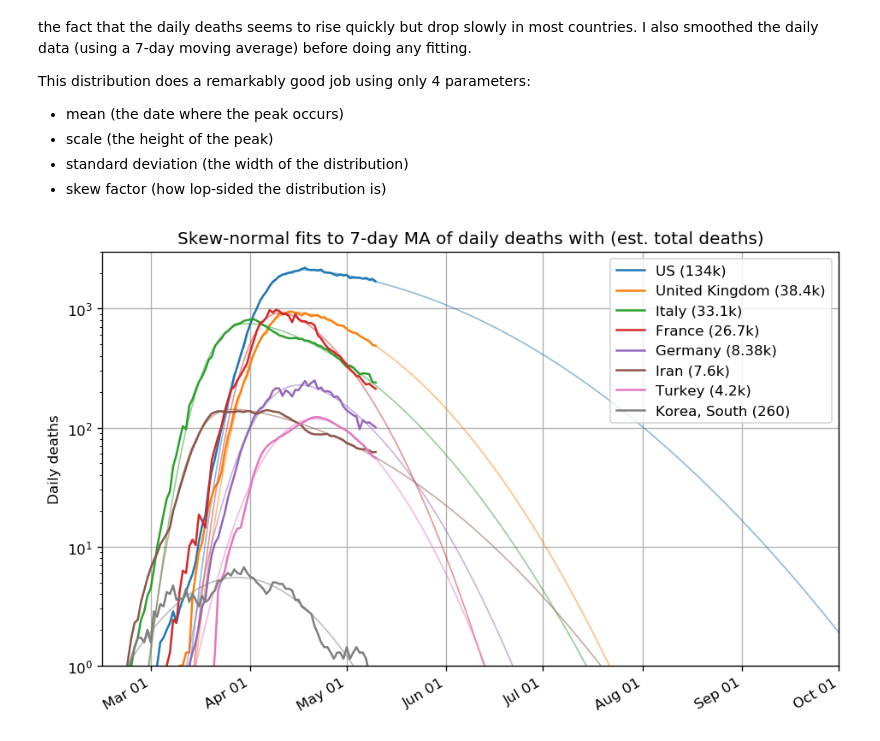
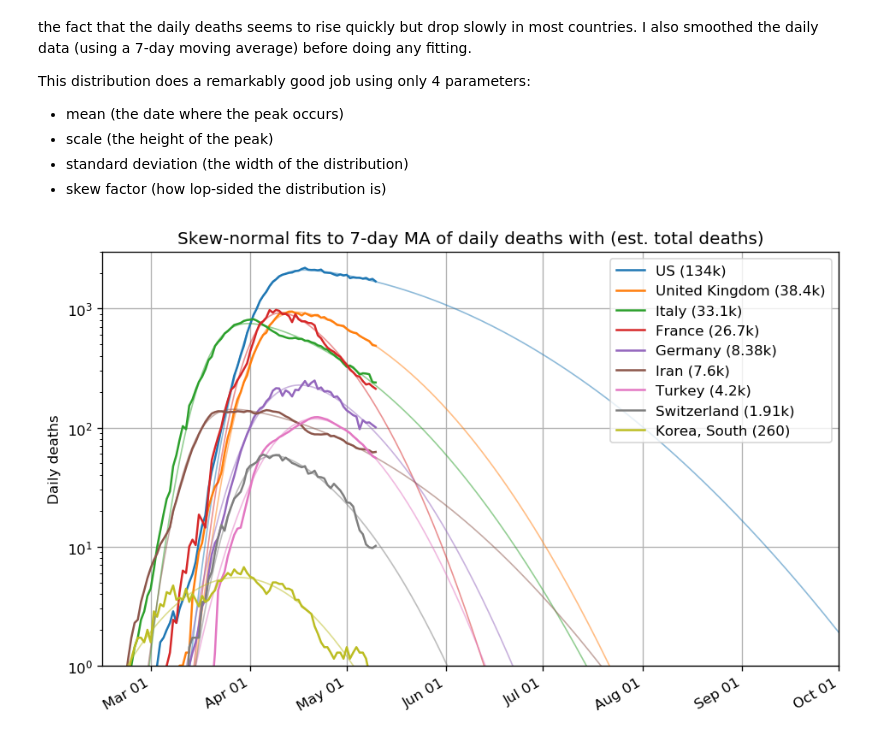
Before and after one commit to LaurentLessard/covid19, a Jupyter notebook: covid_forecast.ipynb, the cells around one changed output. Drawn from its saved outputs; the diff is of its cells as text; code cells hidden in the pictures.

```diff
--- a/covid_forecast.ipynb
+++ b/covid_forecast.ipynb
@@ -241,7 +241,7 @@ This distribution does a remarkably good job using only 4 parameters:
 - skew factor (how lop-sided the distribution is)
 # %%
 # countries to plot
-countries = ['US','United Kingdom','Italy','France','Germany','Iran','Turkey','Korea, South']
+countries = ['US','United Kingdom','Italy','France','Germany','Iran','Turkey','Switzerland','Korea, South']
 
 # timeseries data to use (raw data of US daily deaths)
 y = df[countries].diff().rolling(7).mean().dropna()  # first timestamp where data is positive thereafter
@@ -258,33 +258,33 @@ pred_end   = datetime.date(2020, 10, 1)
 
 for c in countries:
     color = next(ax._get_lines.prop_cycler)['color']
 
     p = fit( y[c], skew_gaussian, y[c].index[0], y[c].index[-1], p0=[max(y[c]),80,20,1] )
     ypred = forecast( skew_gaussian, pred_start, pred_end, p )
 
     # plot raw data and fits
     tot_pred_deaths = sum(ypred)
     if tot_pred_deaths < 1000:
         disp_tot = "%.3g" % tot_pred_deaths
     else:
         disp_tot = "%.3gk" % (tot_pred_deaths/1000)
 
     plt.plot( y[c], color=color, label="%s (%s)" % (c,disp_tot) )
     plt.plot( ypred, linewidth=1, alpha=0.5, color=color )
 
 # format plot
 plt.yscale("log")
 ax.xaxis.set_major_formatter(DateFormatter(date_format))
 ax.autoscale(enable=True, axis='x', tight=True)
 plt.title("Skew-normal fits to 7-day MA of daily deaths with (est. total deaths)")
 plt.ylabel("Daily deaths")
 plt.ylim(ymin=1,ymax=3000)
 plt.xlim(xmin=pred_start, xmax=pred_end)
 plt.grid()
 plt.legend()
 plt.tight_layout()
 plt.savefig("figures/skew_normal_model_log.png")
 # %% [output]
-[figure, old version]
+[figure, new version]
 # %%
 # countries to plot
```
Also changed, not shown: parts of 2 cells of this notebook, 2 other files.
